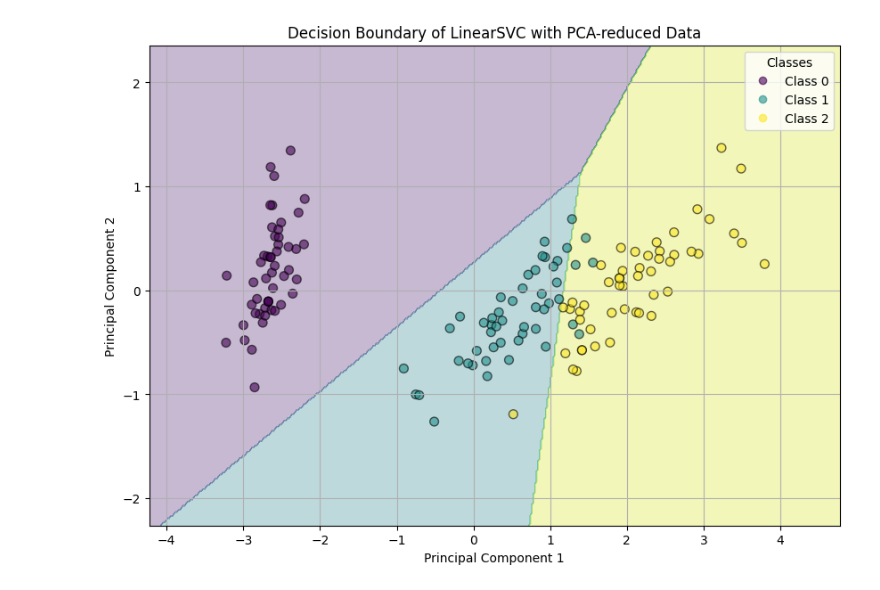
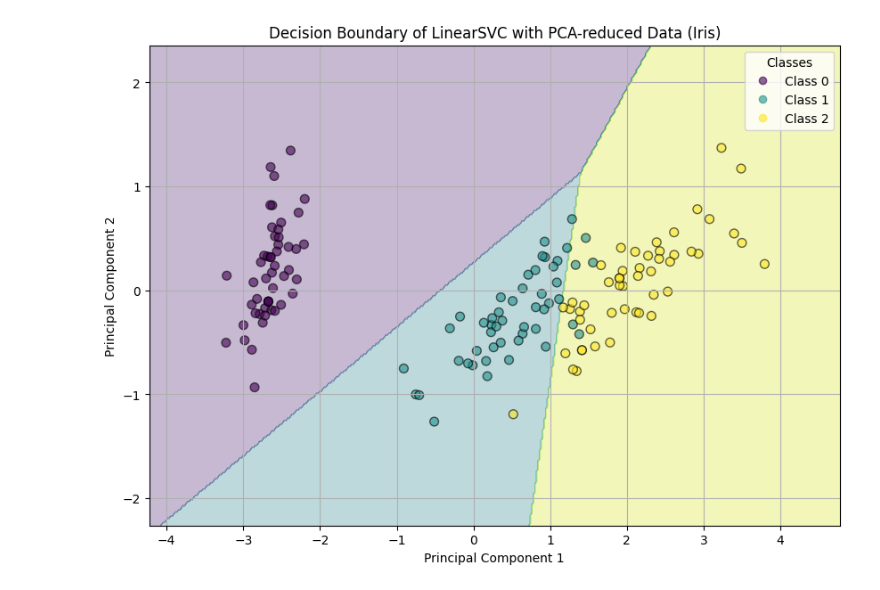
Before and after one commit to Skorniakov-Leonid/Methods-of-optimization, a Jupyter notebook: presentation/lab-3/отчёт.ipynb, the cells around one changed output. Cells and saved outputs as stored; diff of their text form; code cells hidden in the pictures.

```diff
--- a/presentation/lab-3/отчёт.ipynb
+++ b/presentation/lab-3/отчёт.ipynb
@@ -8,53 +8,41 @@ from sklearn.svm import LinearSVC
 from sklearn.decomposition import PCA
 
 with open('iris.data', 'r') as f:
-    data = [list(map(lambda x: float(x) if ord('0') <= ord(x[0]) <= ord('9') else x.replace('\n', ''), line.split(','))) for line in f]
+    data = [list(map(lambda x: float(x) if ord('0') <= ord(x[0]) <= ord('9') else x.replace('\n', ''),
+                     line.split(','))) for line in f]
 
-
-# X, y = make_classification(
-#     n_samples=1000,
-#     n_features=5,
-#     n_informative=3,
-#     n_classes=2,
-#     random_state=999
-# )
 X = [st[0:4] for st in data]
 y = [st[4] for st in data]
 index = 0
 classes = dict()
 for i in range(len(y)):
     if y[i] not in classes:
         classes[y[i]] = index
         index += 1
     y[i] = classes[y[i]]
 
-
 clf = make_pipeline(StandardScaler(), LinearSVC(random_state=0, tol=1e-5))
 clf.fit(X, y)
 
-
 pca = PCA(n_components=2)
 X_pca = pca.fit_transform(X)
-
 
 x_min, x_max = X_pca[:, 0].min() - 1, X_pca[:, 0].max() + 1
 y_min, y_max = X_pca[:, 1].min() - 1, X_pca[:, 1].max() + 1
 xx, yy = np.meshgrid(np.arange(x_min, x_max, 0.02),
                      np.arange(y_min, y_max, 0.02))
 
-
 Z = clf.predict(pca.inverse_transform(np.c_[xx.ravel(), yy.ravel()]))
 Z = Z.reshape(xx.shape)
-
 
 plt.figure(figsize=(10, 7))
 plt.contourf(xx, yy, Z, alpha=0.3, cmap='viridis')
 scatter = plt.scatter(X_pca[:, 0], X_pca[:, 1], c=y, cmap='viridis', edgecolor='k', s=50, alpha=0.6)
-plt.title('Decision Boundary of LinearSVC with PCA-reduced Data')
+plt.title('Decision Boundary of LinearSVC with PCA-reduced Data (Iris)')
 plt.xlabel('Principal Component 1')
 plt.ylabel('Principal Component 2')
 plt.legend(handles=scatter.legend_elements()[0], labels=['Class 0', 'Class 1', 'Class 2'], title="Classes")
 plt.grid(True)
 plt.show()
 # %% [output]
-[figure, old version]
+[figure, new version]
```
Also changed, not shown: parts of 1 cell of this notebook.
